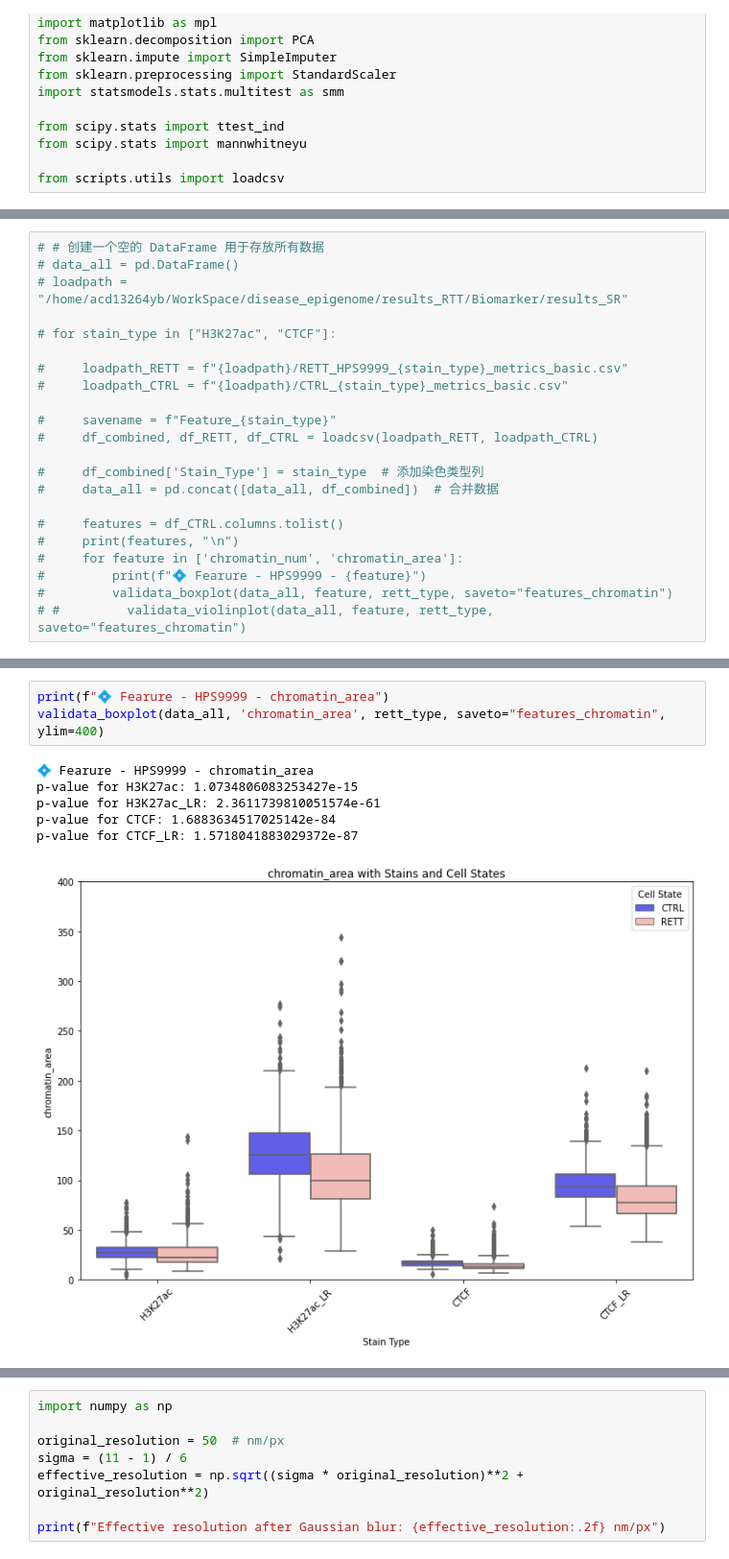
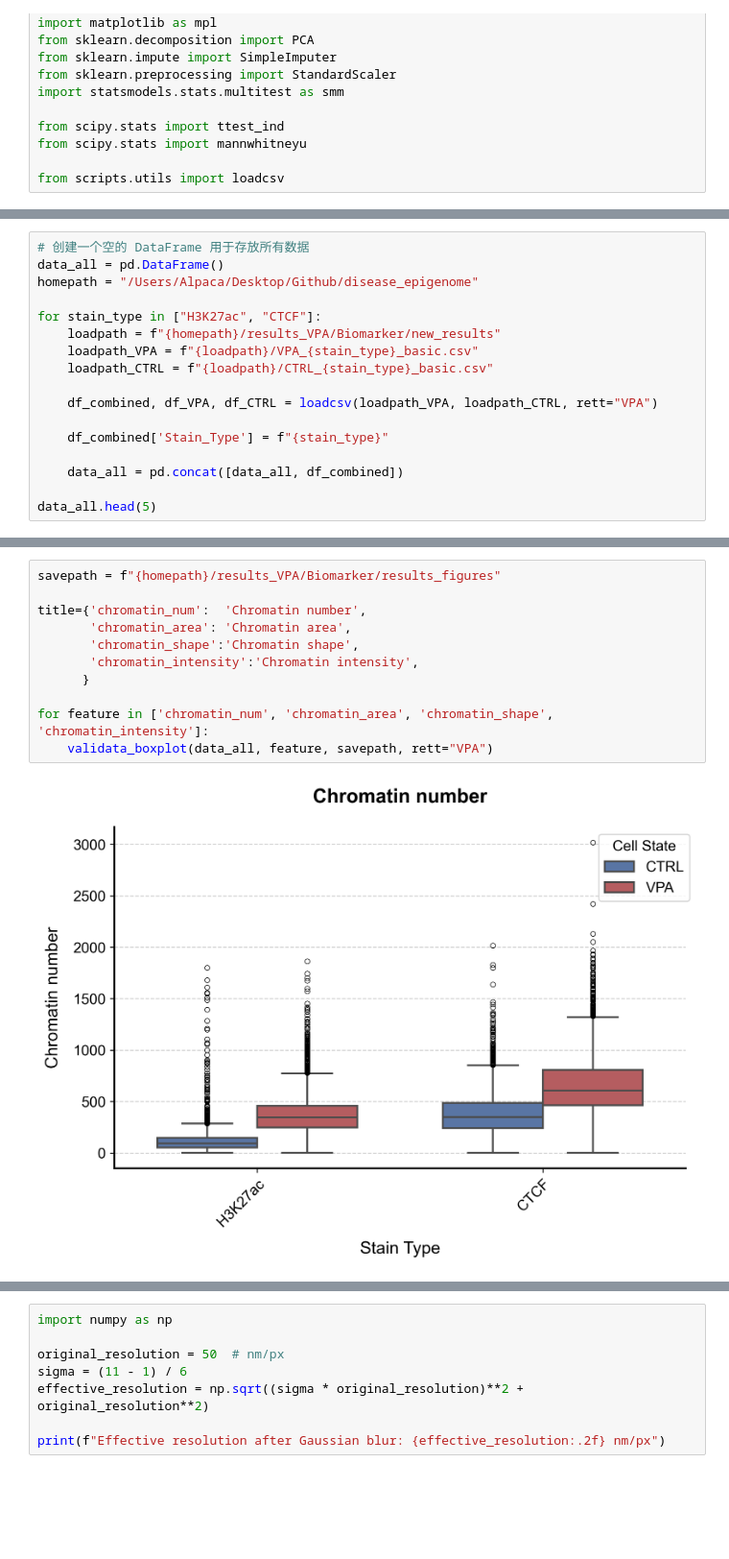
Before and after one commit to dddogwang/Rettsyndrome, a Jupyter notebook: Biomarker/chromatin_features_visualization.ipynb, the cells around one changed output, grey strips where cells are left out. Shown at 96% size. Saved outputs shown, nothing was run; the diff lists cells and outputs as text; blank space fills up the shorter version.

Commit message:
local update of ipynb visualization

```diff
--- a/Biomarker/chromatin_features_visualization.ipynb
+++ b/Biomarker/chromatin_features_visualization.ipynb
@@ -158,22 +276,17 @@ for feature in ['chromatin_num']:
 # %%
-# # 创建一个空的 DataFrame 用于存放所有数据
-# data_all = pd.DataFrame()
-# loadpath = "/home/acd13264yb/WorkSpace/disease_epigenome/results_RTT/Biomarker/results_SR"
+# 创建一个空的 DataFrame 用于存放所有数据
+data_all = pd.DataFrame()
+homepath = "/Users/Alpaca/Desktop/Github/disease_epigenome"
 
-# for stain_type in ["H3K27ac", "CTCF"]:
+for stain_type in ["H3K27ac", "CTCF"]:
+    loadpath = f"{homepath}/results_VPA/Biomarker/new_results"
+    loadpath_VPA = f"{loadpath}/VPA_{stain_type}_basic.csv"
+    loadpath_CTRL = f"{loadpath}/CTRL_{stain_type}_basic.csv"
 
-#     loadpath_RETT = f"{loadpath}/RETT_HPS9999_{stain_type}_metrics_basic.csv"
-#     loadpath_CTRL = f"{loadpath}/CTRL_{stain_type}_metrics_basic.csv"
+    df_combined, df_VPA, df_CTRL = loadcsv(loadpath_VPA, loadpath_CTRL, rett="VPA")
 
-#     savename = f"Feature_{stain_type}"
-#     df_combined, df_RETT, df_CTRL = loadcsv(loadpath_RETT, loadpath_CTRL)
+    df_combined['Stain_Type'] = f"{stain_type}"
 
-#     df_combined['Stain_Type'] = stain_type  # 添加染色类型列
-#     data_all = pd.concat([data_all, df_combined])  # 合并数据
+    data_all = pd.concat([data_all, df_combined])
 
-#     features = df_CTRL.columns.tolist()
-#     print(features, "\n")
-#     for feature in ['chromatin_num', 'chromatin_area']:
-#         print(f"💠 Fearure - HPS9999 - {feature}")
-#         validata_boxplot(data_all, feature, rett_type, saveto="features_chromatin")
-# #         validata_violinplot(data_all, feature, rett_type, saveto="features_chromatin")
+data_all.head(5)
@@ -180,10 +386,13 @@ for feature in ['chromatin_num']:
 # %%
-print(f"💠 Fearure - HPS9999 - chromatin_area")
-validata_boxplot(data_all, 'chromatin_area', rett_type, saveto="features_chromatin", ylim=400)
+savepath = f"{homepath}/results_VPA/Biomarker/results_figures"
+
+title={'chromatin_num':  'Chromatin number',
+       'chromatin_area': 'Chromatin area',
+       'chromatin_shape':'Chromatin shape',
+       'chromatin_intensity':'Chromatin intensity',
+      }
+
+for feature in ['chromatin_num', 'chromatin_area', 'chromatin_shape', 'chromatin_intensity']:
+    validata_boxplot(data_all, feature, savepath, rett="VPA")
 # %% [output]
-💠 Fearure - HPS9999 - chromatin_area
-p-value for H3K27ac: 1.0734806083253427e-15
-p-value for H3K27ac_LR: 2.3611739810051574e-61
-p-value for CTCF: 1.6883634517025142e-84
-p-value for CTCF_LR: 1.5718041883029372e-87
-[figure, old version]
+[figure, new version]
```
Also changed, not shown: parts of 17 cells of this notebook, 4 other files.
